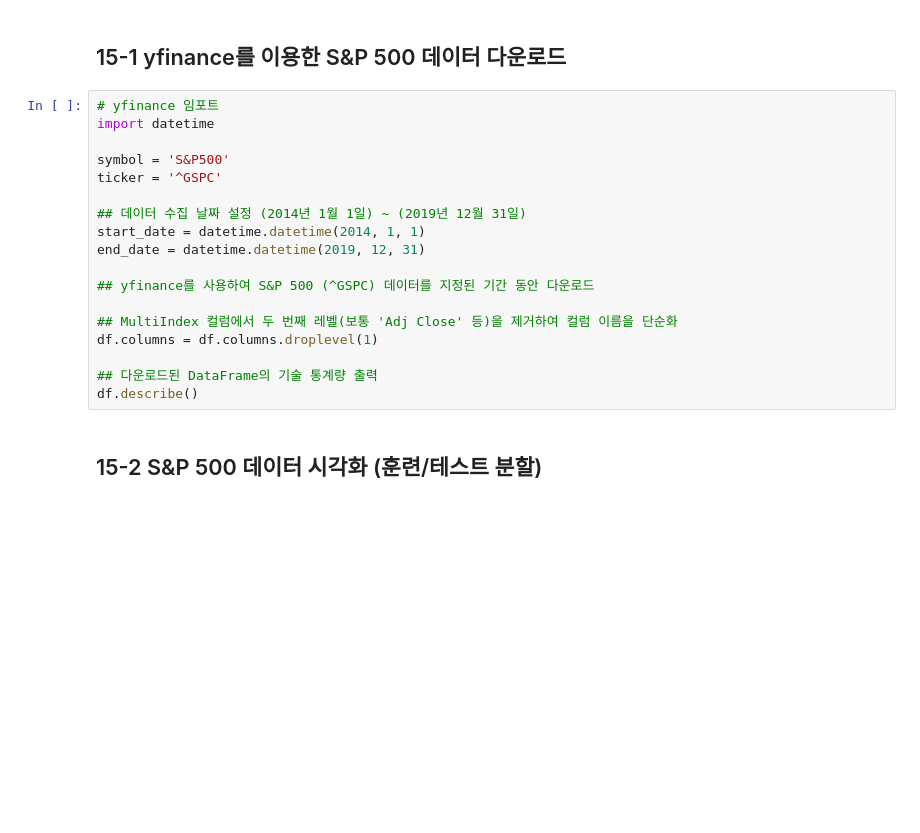
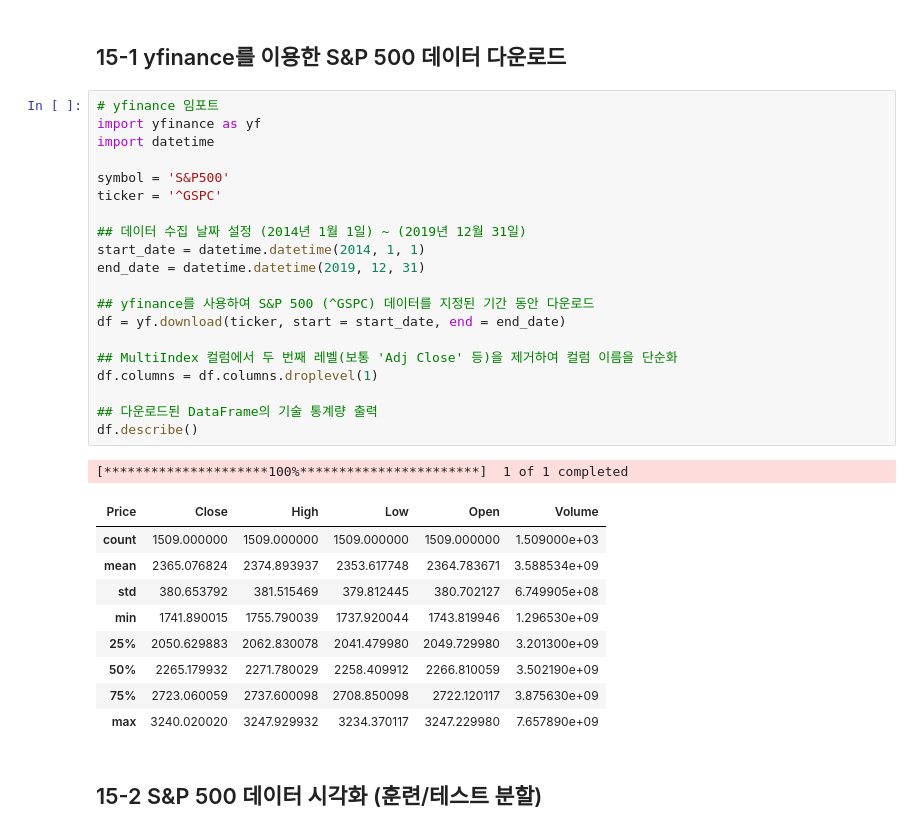
Before and after one commit to akatwinkle/bab_bab, a Jupyter notebook: 오픈소스_데이터_분석_15강.ipynb, the cells around one changed output. Saved outputs shown, nothing was run; the diff lists cells and outputs as text; blank space fills up the shorter version.

```diff
--- a/오픈소스_데이터_분석_15강.ipynb
+++ b/오픈소스_데이터_분석_15강.ipynb
@@ -43,22 +61,35 @@ plt.rc('font', family='NanumBarunGothic')
 ## 15-1 yfinance를 이용한 S&P 500 데이터 다운로드
 # %%
 # yfinance 임포트
+import yfinance as yf
 import datetime
 
 symbol = 'S&P500'
 ticker = '^GSPC'
 
 ## 데이터 수집 날짜 설정 (2014년 1월 1일) ~ (2019년 12월 31일)
 start_date = datetime.datetime(2014, 1, 1)
 end_date = datetime.datetime(2019, 12, 31)
 
 ## yfinance를 사용하여 S&P 500 (^GSPC) 데이터를 지정된 기간 동안 다운로드
+df = yf.download(ticker, start = start_date, end = end_date)
 
 ## MultiIndex 컬럼에서 두 번째 레벨(보통 'Adj Close' 등)을 제거하여 컬럼 이름을 단순화
 df.columns = df.columns.droplevel(1)
 
 ## 다운로드된 DataFrame의 기술 통계량 출력
 df.describe()
+# %% [output]
+[*********************100%***********************]  1 of 1 completed
+| Price | Close | High | Low | Open | Volume |
+| count | 1509.000000 | 1509.000000 | 1509.000000 | 1509.000000 | 1.509000e+03 |
+| mean | 2365.076824 | 2374.893937 | 2353.617748 | 2364.783671 | 3.588534e+09 |
+| std | 380.653792 | 381.515469 | 379.812445 | 380.702127 | 6.749905e+08 |
+| min | 1741.890015 | 1755.790039 | 1737.920044 | 1743.819946 | 1.296530e+09 |
+| 25% | 2050.629883 | 2062.830078 | 2041.479980 | 2049.729980 | 3.201300e+09 |
+| 50% | 2265.179932 | 2271.780029 | 2258.409912 | 2266.810059 | 3.502190e+09 |
+| 75% | 2723.060059 | 2737.600098 | 2708.850098 | 2722.120117 | 3.875630e+09 |
+| max | 3240.020020 | 3247.929932 | 3234.370117 | 3247.229980 | 7.657890e+09 |
 # %% [markdown]
 ## 15-2 S&P 500 데이터 시각화 (훈련/테스트 분할)
 # %%
```
Also changed, not shown: parts of 7 cells of this notebook.
